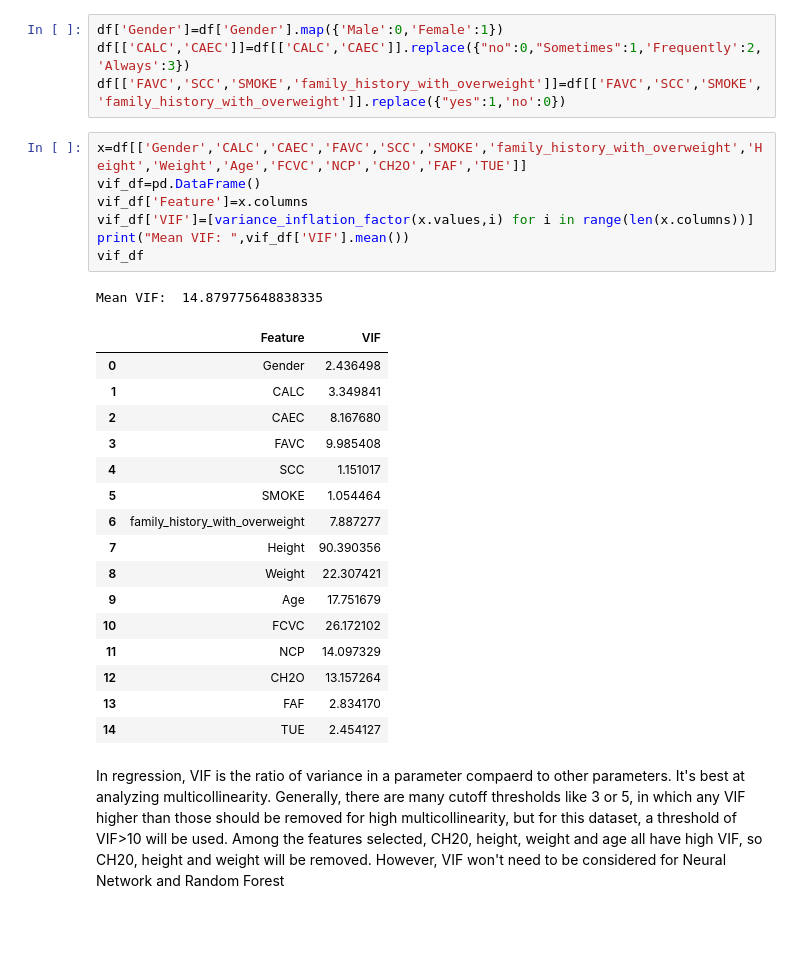
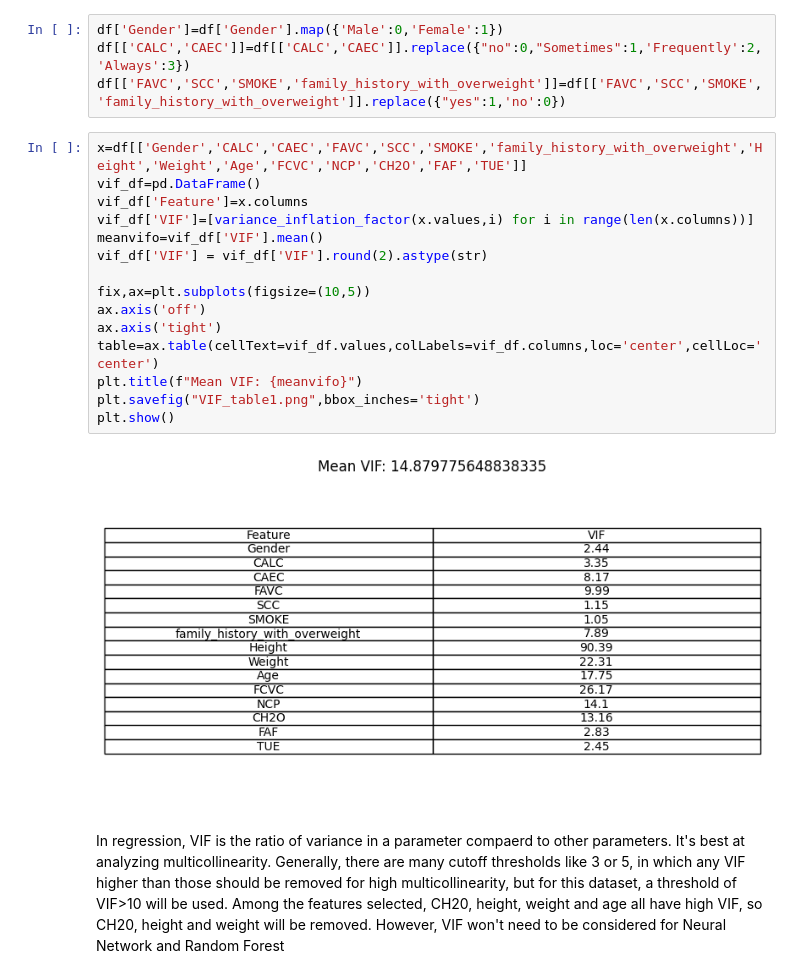
Before and after one commit to jpwrk/DS4021-final-project, a Jupyter notebook: NOTEBOOKS/EDA.ipynb, the cells around one changed output. Cells and saved outputs as stored; diff of their text form; blank space fills up the shorter version.

```diff
--- a/NOTEBOOKS/EDA.ipynb
+++ b/NOTEBOOKS/EDA.ipynb
@@ -116,28 +125,20 @@ df[['FAVC','SCC','SMOKE','family_history_with_overweight']]=df[['FAVC','SCC','SM
 # %%
 x=df[['Gender','CALC','CAEC','FAVC','SCC','SMOKE','family_history_with_overweight','Height','Weight','Age','FCVC','NCP','CH2O','FAF','TUE']]
 vif_df=pd.DataFrame()
 vif_df['Feature']=x.columns
 vif_df['VIF']=[variance_inflation_factor(x.values,i) for i in range(len(x.columns))]
-print("Mean VIF: ",vif_df['VIF'].mean())
-vif_df
+meanvifo=vif_df['VIF'].mean()
+vif_df['VIF'] = vif_df['VIF'].round(2).astype(str)
+
+fix,ax=plt.subplots(figsize=(10,5))
+ax.axis('off')
+ax.axis('tight')
+table=ax.table(cellText=vif_df.values,colLabels=vif_df.columns,loc='center',cellLoc='center')
+plt.title(f"Mean VIF: {meanvifo}")
+plt.savefig("VIF_table1.png",bbox_inches='tight')
+plt.show()
 # %% [output]
-Mean VIF:  14.879775648838335
-|  | Feature | VIF |
-| 0 | Gender | 2.436498 |
-| 1 | CALC | 3.349841 |
-| 2 | CAEC | 8.167680 |
-| 3 | FAVC | 9.985408 |
-| 4 | SCC | 1.151017 |
-| 5 | SMOKE | 1.054464 |
-| 6 | family_history_with_overweight | 7.887277 |
-| 7 | Height | 90.390356 |
-| 8 | Weight | 22.307421 |
-| 9 | Age | 17.751679 |
-| 10 | FCVC | 26.172102 |
-| 11 | NCP | 14.097329 |
-| 12 | CH2O | 13.157264 |
-| 13 | FAF | 2.834170 |
-| 14 | TUE | 2.454127 |
+[figure, added]
 # %% [markdown]
 In regression, VIF is the ratio of variance in a parameter compaerd to other parameters. It's best at analyzing multicollinearity. Generally, there are many cutoff thresholds like 3 or 5, in which any VIF higher than those should be removed for high multicollinearity, but for this dataset, a threshold of VIF>10 will be used. Among the features selected, CH20, height, weight and age all have high VIF, so CH20, height and weight will be removed. However, VIF won't need to be considered for Neural Network and Random Forest
 # %%
```
Also changed, not shown: parts of 3 cells of this notebook.
